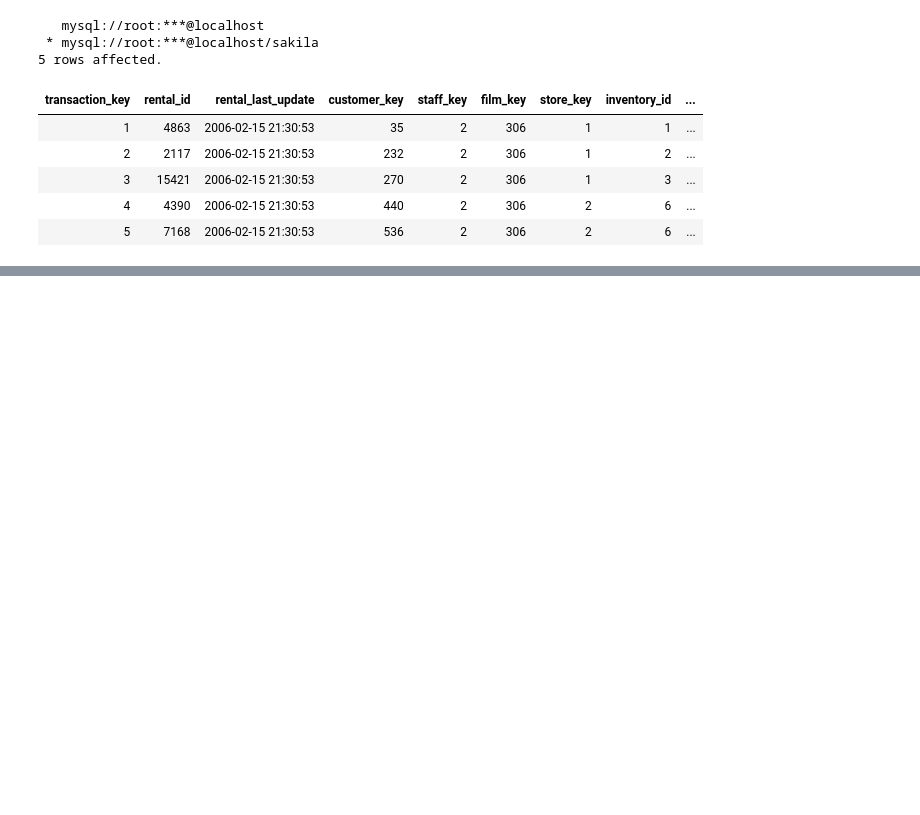
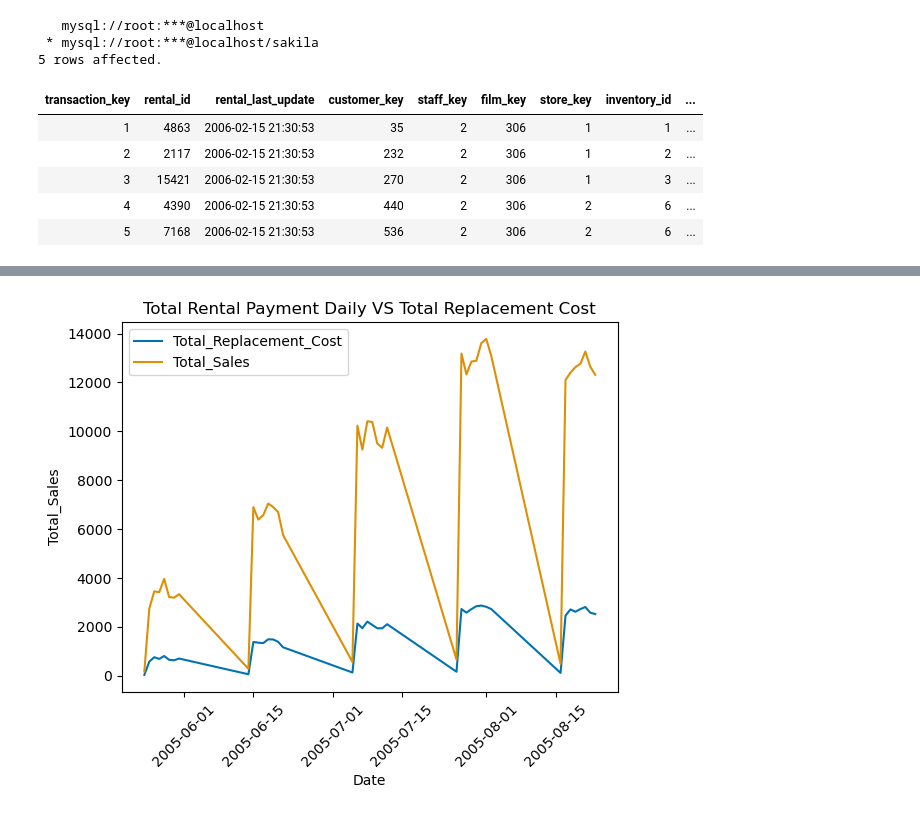
Before and after one commit to Jauhar-Hakim/Data-Engineer-ETL-Airflow, a Jupyter notebook: Script-Transforming-Sakila-To-Star-Scheme-Databases.ipynb, the cells around one changed output, grey strips where cells are left out. Drawn from its saved outputs; the diff is of its cells as text; code cells hidden in the pictures; blank space fills up the shorter version.

```diff
--- a/Script-Transforming-Sakila-To-Star-Scheme-Databases.ipynb
+++ b/Script-Transforming-Sakila-To-Star-Scheme-Databases.ipynb
@@ -642,0 +811,4 @@ SELECT * FROM fact_transaction LIMIT 5;
+# %%
+total_sales_daily = %sql SELECT DATE(payment_date) AS Date, SUM(payment_amount) AS Total_Sales, SUM(dim_film.film_replacement_cost) AS Total_Replacement_Cost FROM fact_transaction INNER JOIN dim_film ON fact_transaction.film_key = dim_film.film_key GROUP BY DATE(payment_date) ORDER BY DATE(payment_date) ASC
+total_sales_daily = total_sales_daily.DataFrame()
+total_sales_daily
@@ -642,0 +836,10 @@ SELECT * FROM fact_transaction LIMIT 5;
+# %%
+sns.set_palette(sns.color_palette("colorblind"))
+sns.lineplot(data=total_sales_daily.iloc[:40], x='Date', y='Total_Sales')
+sns.lineplot(data=total_sales_daily.iloc[:40], x='Date', y='Total_Replacement_Cost')
+plt.legend(['Total_Replacement_Cost','Total_Sales'])
+plt.title("Total Rental Payment Daily VS Total Replacement Cost")
+plt.xticks(rotation=45)
+plt.show()
+# %% [output]
+[figure, added]
```
Also changed, not shown: parts of 19 cells of this notebook.
